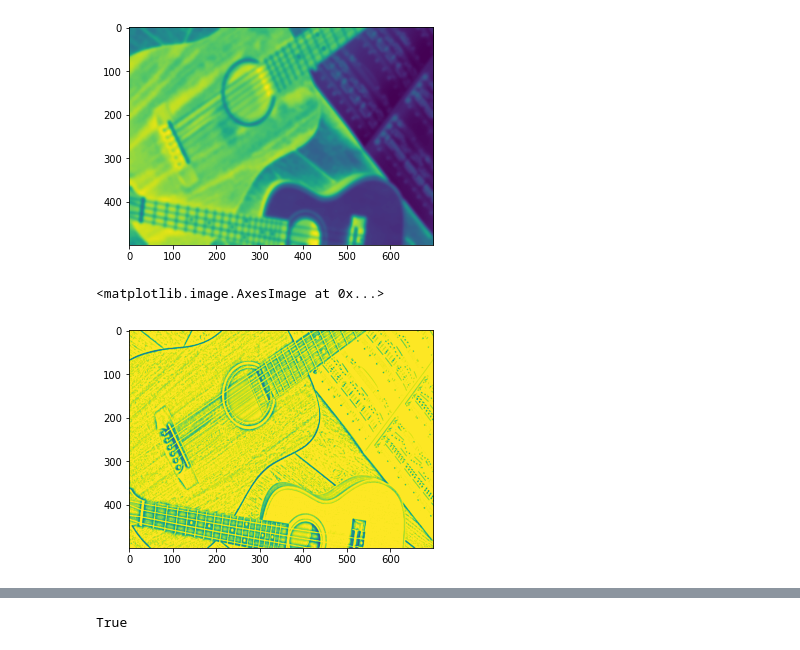
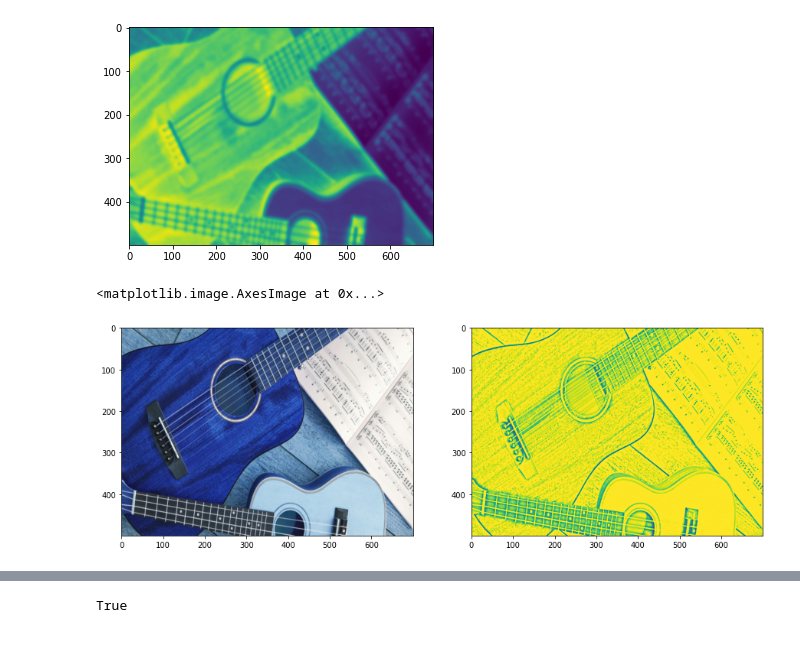
Before and after one commit to Arko27/LGMVIP-Data_Science, a Jupyter notebook: TASK-4/Image_to_PencilSketch.ipynb, the cells around one changed output, grey strips where cells are left out. Drawn from its saved outputs; the diff is of its cells as text; code cells hidden in the pictures.

```diff
--- a/TASK-4/Image_to_PencilSketch.ipynb
+++ b/TASK-4/Image_to_PencilSketch.ipynb
@@ -52,9 +52,17 @@ plt.imshow(invblur_img)
 def gray_InvBlur(x, y):
     return cv2.divide(x, 255 - y, scale=256)
 # %%
+# Passing the Gray-Scale and the Iverted Blurry Image to the function for mixing
 pencil_sketch_img = gray_InvBlur(grsc_img, invblur_img)
 
+# Displaying the Original and the Pencil-Sketch Image
+plt.subplots(figsize=(15,10))
+
+plt.subplot(1,2,1)
+plt.imshow(org_img)
+
+plt.subplot(1,2,2)
 plt.imshow(pencil_sketch_img)
 # %% [output]
 <matplotlib.image.AxesImage at 0x...>
-[figure, old version]
+[figure, new version]
```
Also changed, not shown: parts of 1 cell of this notebook.
